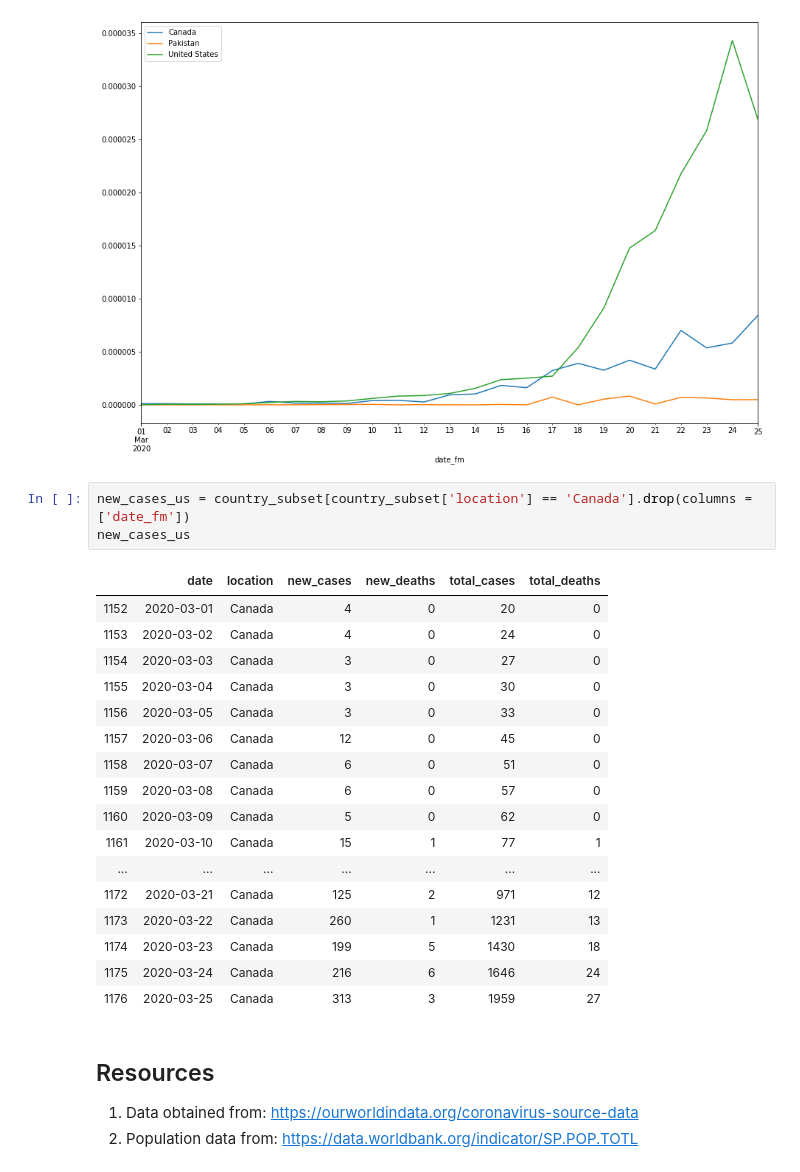
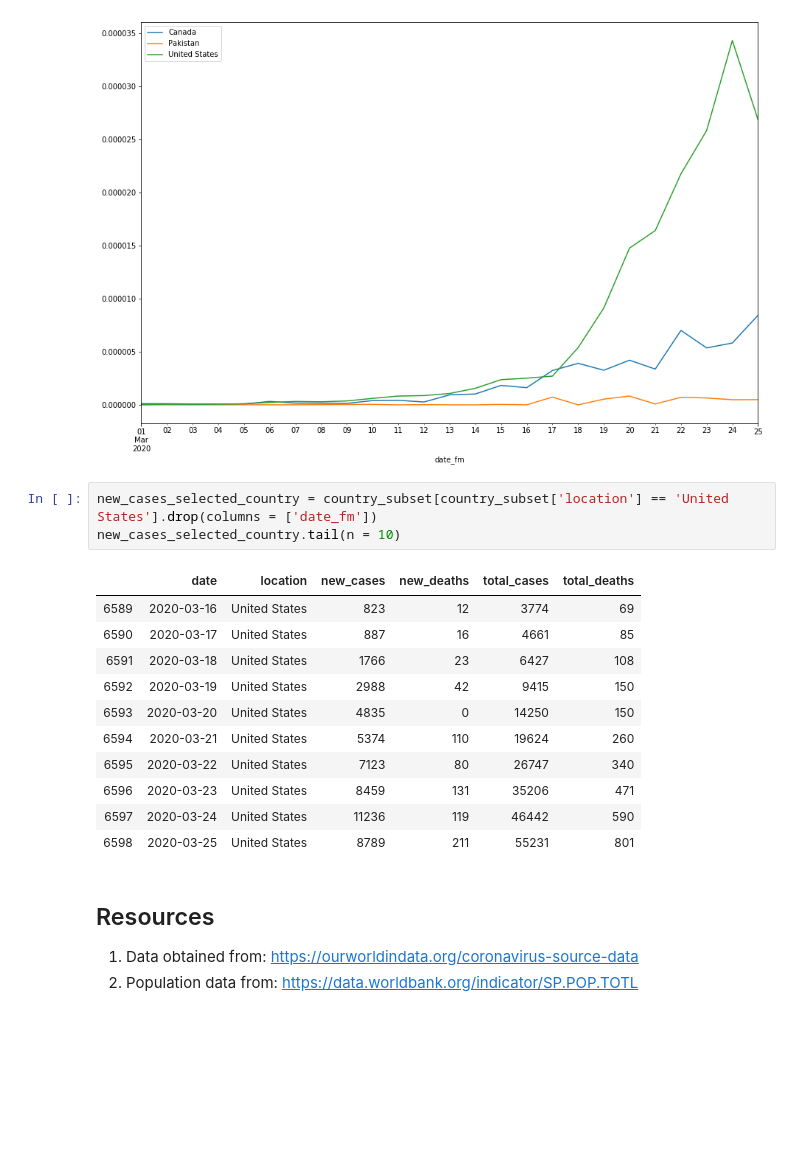
Before and after one commit to ambreen2006/Covid-19-Analysis, a Jupyter notebook: Covid-19-per-capita.ipynb, the cells around one changed output. Cells and saved outputs as stored; diff of their text form; blank space fills up the shorter version.

```diff
--- a/Covid-19-per-capita.ipynb
+++ b/Covid-19-per-capita.ipynb
@@ -323,26 +323,20 @@ plt.show()
 # %% [output]
 [figure]
 # %%
-new_cases_us = country_subset[country_subset['location'] == 'Canada'].drop(columns = ['date_fm'])
-new_cases_us
+new_cases_selected_country = country_subset[country_subset['location'] == 'United States'].drop(columns = ['date_fm'])
+new_cases_selected_country.tail(n = 10)
 # %% [output]
 |  | date | location | new_cases | new_deaths | total_cases | total_deaths |
-| 1152 | 2020-03-01 | Canada | 4 | 0 | 20 | 0 |
-| 1153 | 2020-03-02 | Canada | 4 | 0 | 24 | 0 |
-| 1154 | 2020-03-03 | Canada | 3 | 0 | 27 | 0 |
-| 1155 | 2020-03-04 | Canada | 3 | 0 | 30 | 0 |
-| 1156 | 2020-03-05 | Canada | 3 | 0 | 33 | 0 |
-| 1157 | 2020-03-06 | Canada | 12 | 0 | 45 | 0 |
-| 1158 | 2020-03-07 | Canada | 6 | 0 | 51 | 0 |
-| 1159 | 2020-03-08 | Canada | 6 | 0 | 57 | 0 |
-| 1160 | 2020-03-09 | Canada | 5 | 0 | 62 | 0 |
-| 1161 | 2020-03-10 | Canada | 15 | 1 | 77 | 1 |
-| ... | ... | ... | ... | ... | ... | ... |
-| 1172 | 2020-03-21 | Canada | 125 | 2 | 971 | 12 |
-| 1173 | 2020-03-22 | Canada | 260 | 1 | 1231 | 13 |
-| 1174 | 2020-03-23 | Canada | 199 | 5 | 1430 | 18 |
-| 1175 | 2020-03-24 | Canada | 216 | 6 | 1646 | 24 |
-| 1176 | 2020-03-25 | Canada | 313 | 3 | 1959 | 27 |
+| 6589 | 2020-03-16 | United States | 823 | 12 | 3774 | 69 |
+| 6590 | 2020-03-17 | United States | 887 | 16 | 4661 | 85 |
+| 6591 | 2020-03-18 | United States | 1766 | 23 | 6427 | 108 |
+| 6592 | 2020-03-19 | United States | 2988 | 42 | 9415 | 150 |
+| 6593 | 2020-03-20 | United States | 4835 | 0 | 14250 | 150 |
+| 6594 | 2020-03-21 | United States | 5374 | 110 | 19624 | 260 |
+| 6595 | 2020-03-22 | United States | 7123 | 80 | 26747 | 340 |
+| 6596 | 2020-03-23 | United States | 8459 | 131 | 35206 | 471 |
+| 6597 | 2020-03-24 | United States | 11236 | 119 | 46442 | 590 |
+| 6598 | 2020-03-25 | United States | 8789 | 211 | 55231 | 801 |
 # %% [markdown]
 ## Resources
 1. Data obtained from: https://ourworldindata.org/coronavirus-source-data
```
Also changed, not shown: parts of 1 cell of this notebook, 1 other file.
